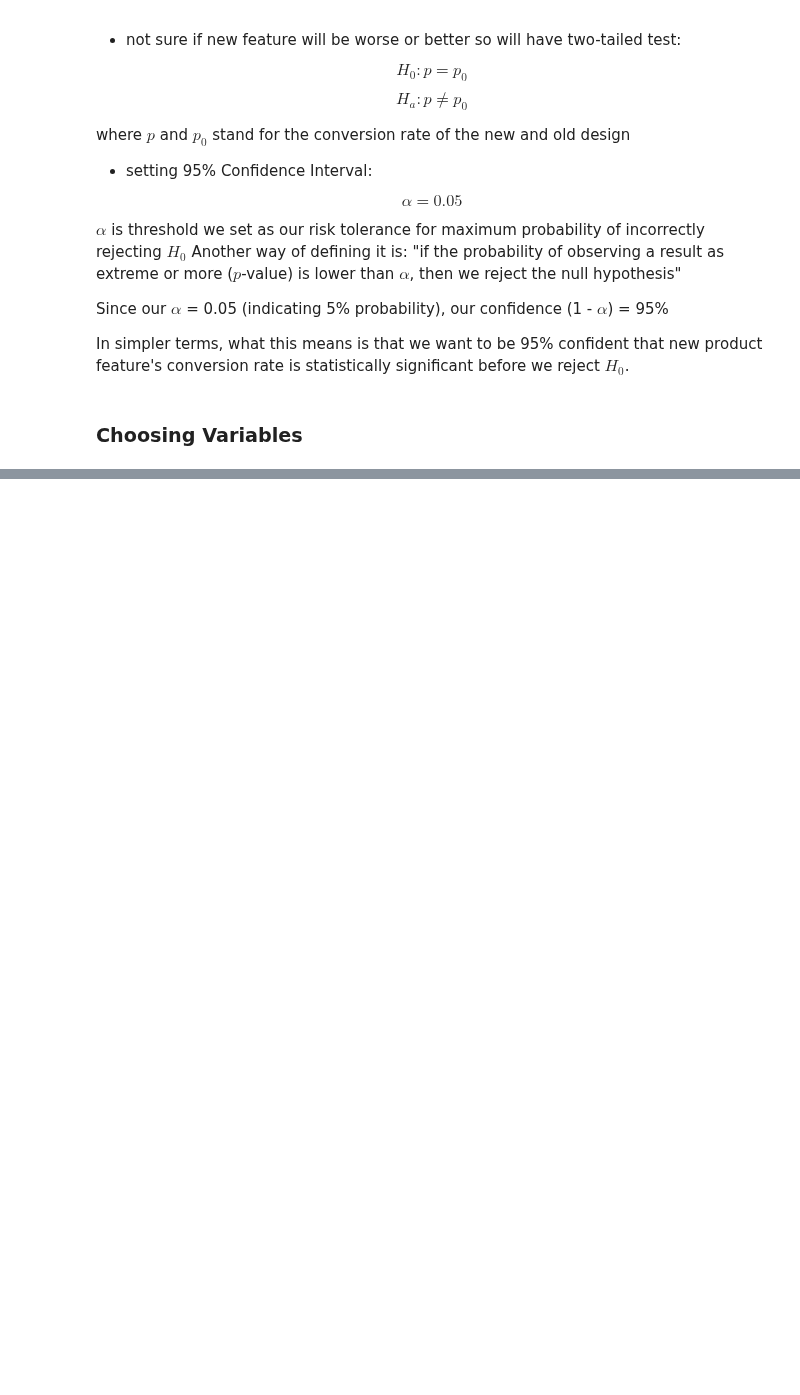
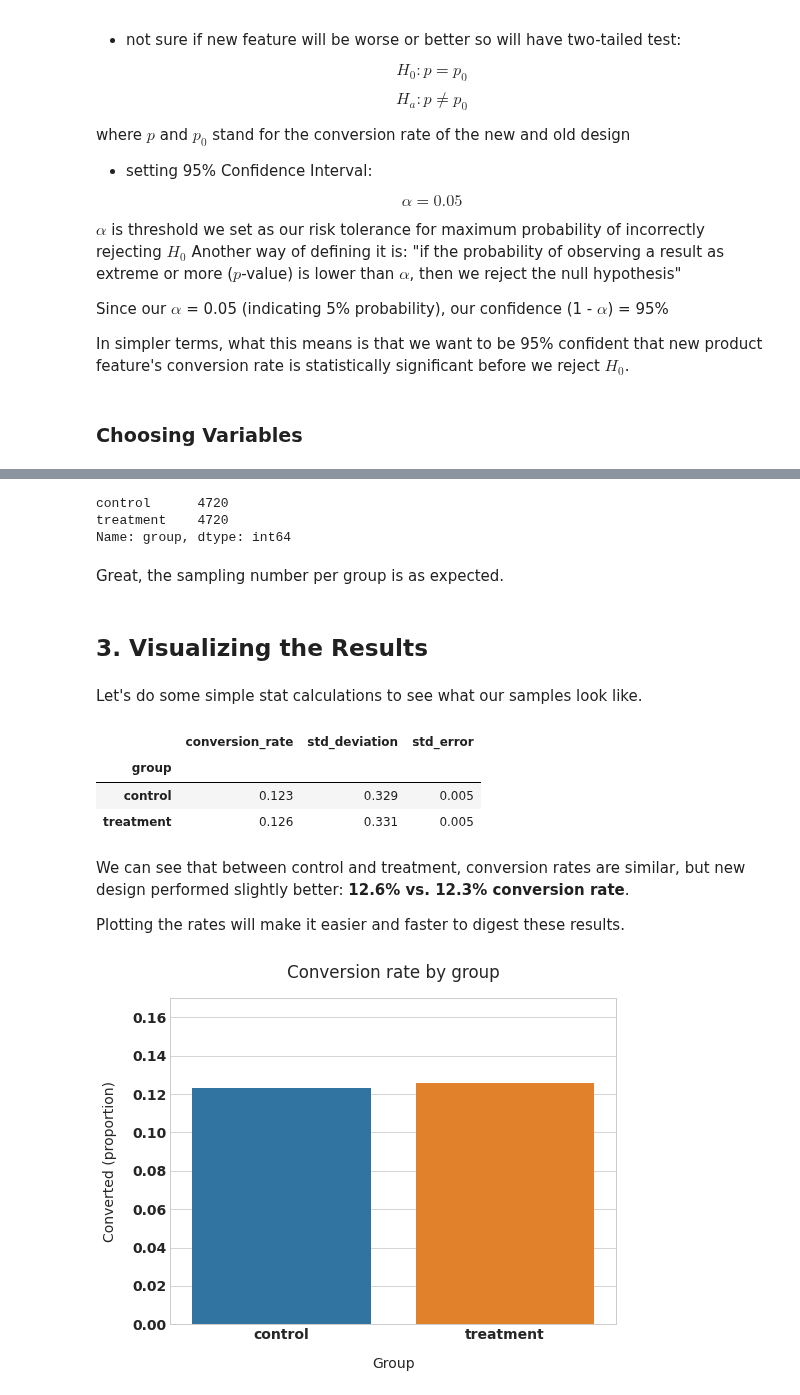
Before and after one commit to mindyng/2022-Business-Projects, a Jupyter notebook: experimentation-framework.ipynb, the cells around one changed output, grey strips where cells are left out. Cells and saved outputs as stored; diff of their text form; code cells hidden in the pictures; blank space fills up the shorter version.

```diff
--- a/experimentation-framework.ipynb
+++ b/experimentation-framework.ipynb
@@ -62,0 +101,13 @@ In simpler terms, what this means is that we want to be 95% confident that new p
+# %%
+effect_size = sms.proportion_effectsize(0.13, 0.15)    # Calculating effect size based on our expected rates
+
+required_n = sms.NormalIndPower().solve_power(
+    effect_size,
+    power=0.8,
+    alpha=0.05,
+    ratio=1
+    )                                                  # Calculating sample size needed
+
+required_n = ceil(required_n)                          # Rounding up to next whole number
+
+print(required_n)
@@ -62,0 +170,5 @@ In simpler terms, what this means is that we want to be 95% confident that new p
+# %%
+session_counts = df['user_id'].value_counts(ascending=False)
+multi_users = session_counts[session_counts > 1].count()
+
+print(f'There are {multi_users} users that appear multiple times in the dataset')
@@ -62,0 +181,5 @@ In simpler terms, what this means is that we want to be 95% confident that new p
+# %%
+users_to_drop = session_counts[session_counts > 1].index
+
+df = df[~df['user_id'].isin(users_to_drop)]
+print(f'The updated dataset now has {df.shape[0]} entries.')
@@ -62,0 +194,6 @@ In simpler terms, what this means is that we want to be 95% confident that new p
+# %%
+control_sample = df[df['group'] == 'control'].sample(n=required_n, random_state=22)
+treatment_sample = df[df['group'] == 'treatment'].sample(n=required_n, random_state=22)
+
+ab_test = pd.concat([control_sample, treatment_sample], axis=0)
+ab_test.reset_index(drop=True, inplace=True)
@@ -62,0 +231,43 @@ In simpler terms, what this means is that we want to be 95% confident that new p
+# %%
+ab_test['group'].value_counts()
+# %% [output]
+control      4720
+treatment    4720
+Name: group, dtype: int64
+# %% [markdown]
+Great, the sampling number per group is as expected.
+# %% [markdown]
+## 3. Visualizing the Results
+# %% [markdown]
+Let's do some simple stat calculations to see what our samples look like.
+# %%
+conversion_rates = ab_test.groupby('group')['converted']
+
+std_p = lambda x: np.std(x, ddof=0)              # Std. deviation of the proportion
+se_p = lambda x: stats.sem(x, ddof=0)            # Std. error of the proportion (std / sqrt(n))
+
+conversion_rates = conversion_rates.agg([np.mean, std_p, se_p])
+conversion_rates.columns = ['conversion_rate', 'std_deviation', 'std_error']
+
+
+conversion_rates.style.format('{:.3f}')
+# %% [output]
+|  | conversion_rate | std_deviation | std_error |
+| group |  |  |  |
+| control | 0.123 | 0.329 | 0.005 |
+| treatment | 0.126 | 0.331 | 0.005 |
+# %% [markdown]
+We can see that between control and treatment, conversion rates are similar, but new design performed slightly better: **12.6% vs. 12.3% conversion rate**.
+
+Plotting the rates will make it easier and faster to digest these results.
+# %%
+plt.figure(figsize=(8,6))
+
+sns.barplot(x=ab_test['group'], y=ab_test['converted'], ci=False)
+
+plt.ylim(0, 0.17)
+plt.title('Conversion rate by group', pad=20)
+plt.xlabel('Group', labelpad=15)
+plt.ylabel('Converted (proportion)', labelpad=15);
+# %% [output]
+[figure, added]
```
Also changed, not shown: parts of 30 cells of this notebook.
